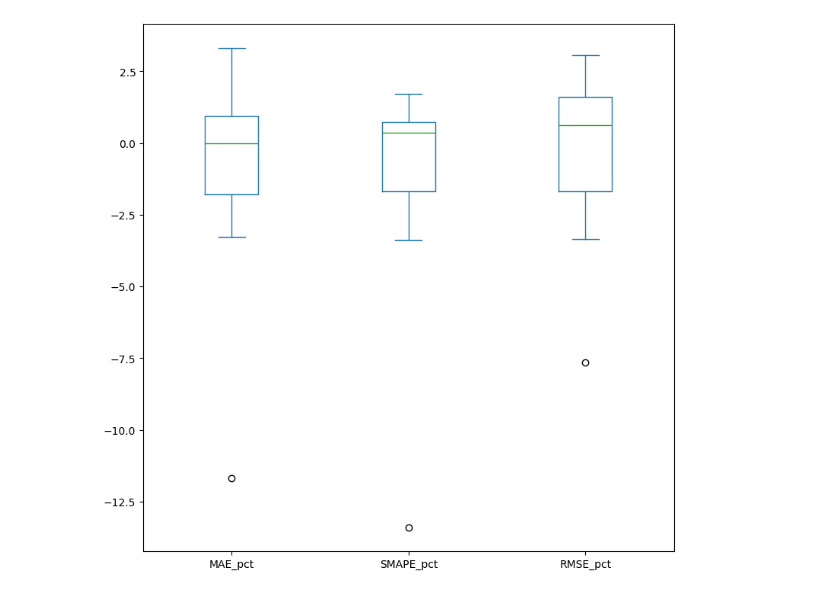
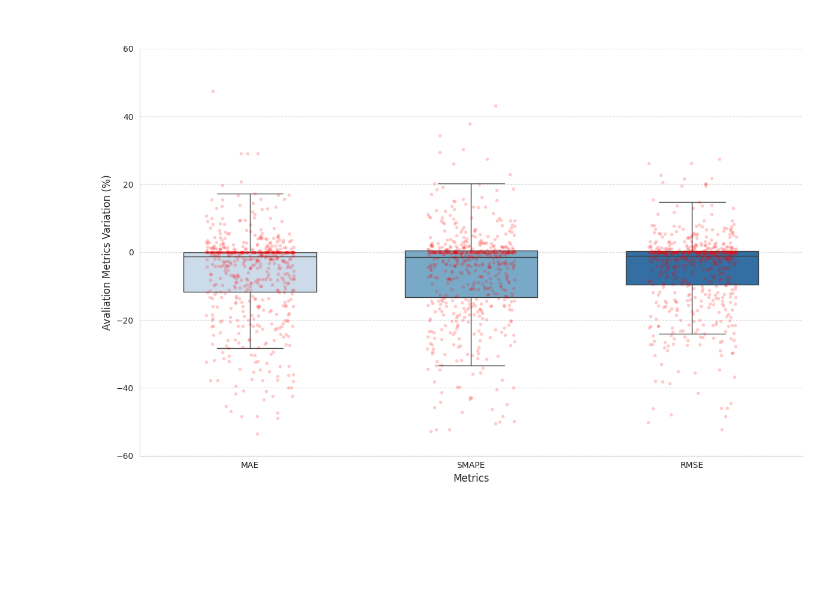
Before and after one commit to CarlosSenra/tcc-project, a Jupyter notebook: src_GRU/cleaning_resultmetrics.ipynb, the cells around one changed output. Cells and saved outputs as stored; diff of their text form; code cells hidden in the pictures; blank space fills up the shorter version.

```diff
--- a/src_GRU/cleaning_resultmetrics.ipynb
+++ b/src_GRU/cleaning_resultmetrics.ipynb
@@ -175,5 +153,48 @@ plt.show()
-# %%
-df[["Model_covariates","MAE_pct","SMAPE_pct","RMSE_pct"]].groupby("Model_covariates").mean().plot(kind="box",figsize = (9,9))
-plt.show()
-# %% [output]
-[figure, removed]
+# %%
+import seaborn as sns
+import matplotlib.pyplot as plt
+
+df1 = df[["MAE_pct", "SMAPE_pct", "RMSE_pct"]].rename(columns = {"MAE_pct":"MAE","SMAPE_pct":"SMAPE","RMSE_pct":"RMSE"})
+# Configurando o estilo
+sns.set_style("whitegrid")
+plt.figure(figsize=(12, 8))
+
+# Criando o box plot com pontos
+# Primeiro o boxplot
+ax = sns.boxplot(data=df1,
+                palette="Blues",
+                width=0.6,
+                showfliers=False)
+
+# Adicionando os pontos individuais
+sns.stripplot(data=df1,
+             color='red',  # Cor dos pontos
+             alpha=0.2,    # Transparência
+             size=4,       # Tamanho dos pontos
+             jitter=0.2)   # Dispersão horizontal dos pontos
+
+# Personalizando o gráfico
+plt.title(" ",
+          fontsize=14,
+          pad=20)
+plt.ylabel("Avaliation Metrics Variation (%)",
+          fontsize=12)
+plt.xlabel("Metrics",
+          fontsize=12)
+
+# Ajustando os limites do eixo y
+plt.ylim(-60, 60)
+
+# Adicionando uma grade mais suave
+ax.yaxis.grid(True, linestyle='--', alpha=0.7)
+ax.xaxis.grid(False)
+
+# Personalizando as bordas
+sns.despine(left=False, bottom=False)
+
+# Ajustando o layout
+plt.tight_layout()
+plt.savefig('variacao_percentual_geral.png')
+plt.show()
+# %% [output]
+[figure, added]
```
Also changed, not shown: parts of 9 cells of this notebook, 6 other files.
